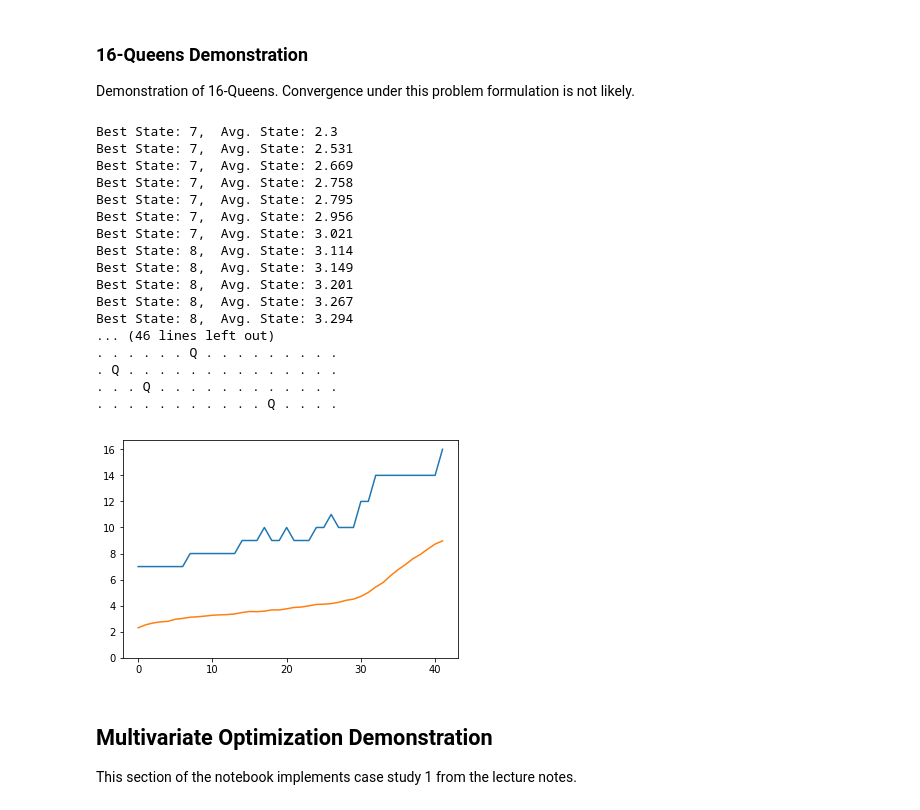
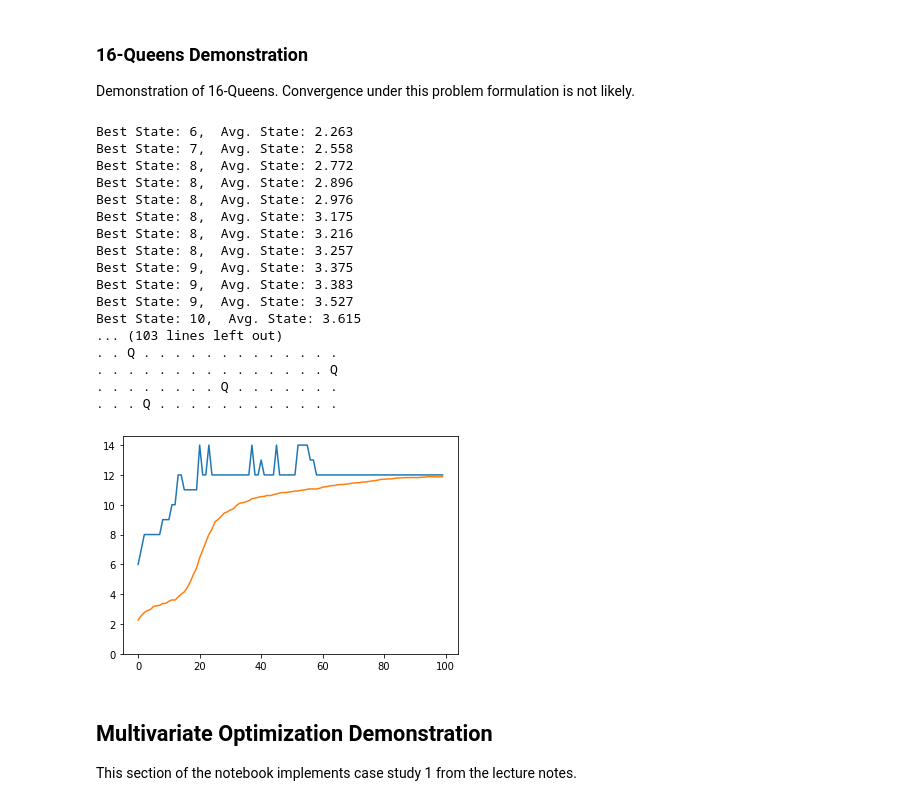
Before and after one commit to richss/cs455-ga, a Jupyter notebook: GA-Demo.ipynb, the cells around one changed output. Saved outputs shown, nothing was run; the diff lists cells and outputs as text; code cells hidden in the pictures.

```diff
--- a/GA-Demo.ipynb
+++ b/GA-Demo.ipynb
@@ -473,32 +471,32 @@ Q . . . . . . .
 Demonstration of 16-Queens.  Convergence under this problem formulation is not likely.
 # %%
 population = 1000
-generations = 200
+generations = 100
 p_crossover = 0.7
-p_mutation = 0.1
+p_mutation = 0.001
 n_queens = 16
 
 q = QueensGA(population, generations, p_crossover, p_mutation, n_queens)
 q.runGA(target=n_queens)
 # %% [output]
-Best State: 7,  Avg. State: 2.3
-Best State: 7,  Avg. State: 2.531
-Best State: 7,  Avg. State: 2.669
-Best State: 7,  Avg. State: 2.758
-Best State: 7,  Avg. State: 2.795
-Best State: 7,  Avg. State: 2.956
-Best State: 7,  Avg. State: 3.021
-Best State: 8,  Avg. State: 3.114
-Best State: 8,  Avg. State: 3.149
-Best State: 8,  Avg. State: 3.201
-Best State: 8,  Avg. State: 3.267
-Best State: 8,  Avg. State: 3.294
-... (46 lines left out)
-. . . . . . Q . . . . . . . . .
-. Q . . . . . . . . . . . . . .
+Best State: 6,  Avg. State: 2.263
+Best State: 7,  Avg. State: 2.558
+Best State: 8,  Avg. State: 2.772
+Best State: 8,  Avg. State: 2.896
+Best State: 8,  Avg. State: 2.976
+Best State: 8,  Avg. State: 3.175
+Best State: 8,  Avg. State: 3.216
+Best State: 8,  Avg. State: 3.257
+Best State: 9,  Avg. State: 3.375
+Best State: 9,  Avg. State: 3.383
+Best State: 9,  Avg. State: 3.527
+Best State: 10,  Avg. State: 3.615
+... (103 lines left out)
+. . Q . . . . . . . . . . . . .
+. . . . . . . . . . . . . . . Q
+. . . . . . . . Q . . . . . . .
 . . . Q . . . . . . . . . . . .
-. . . . . . . . . . . Q . . . .
-[figure, old version]
+[figure, new version]
 # %% [markdown]
 ## Multivariate Optimization Demonstration
 
```
Also changed, not shown: parts of 2 cells of this notebook.
